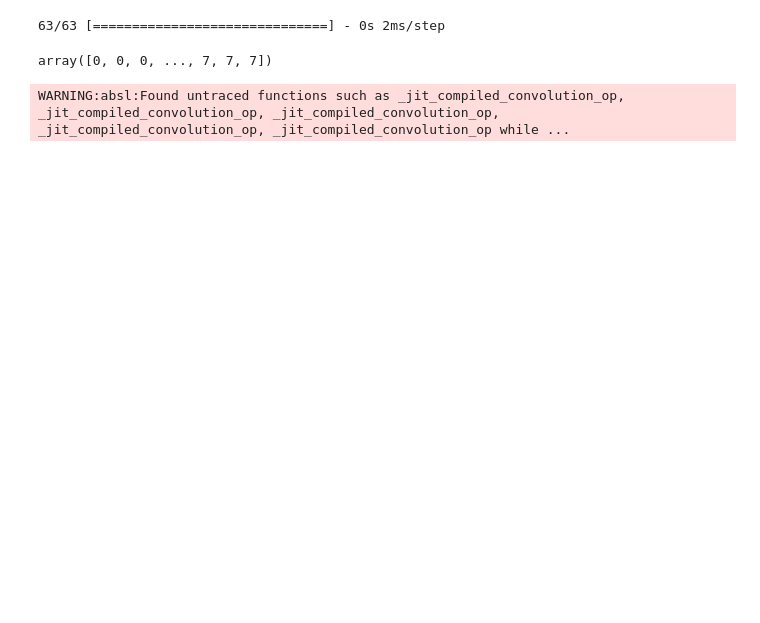
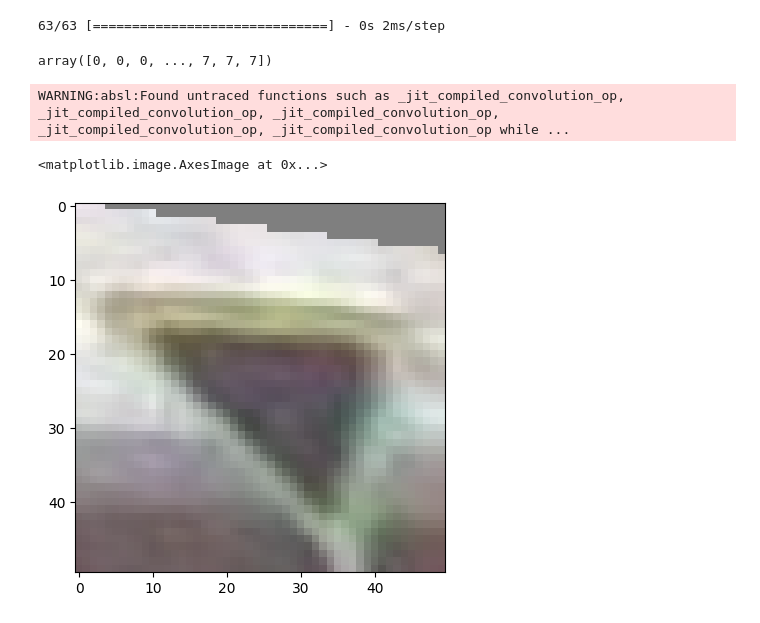
Before and after one commit to D1ffic00lt/computer-vision, a Jupyter notebook: task3/tf_model.ipynb, the cells around one changed output. Drawn from its saved outputs; the diff is of its cells as text; code cells hidden in the pictures; blank space fills up the shorter version.

```diff
--- a/task3/tf_model.ipynb
+++ b/task3/tf_model.ipynb
@@ -60,6 +63,6 @@ images = []
 labels = []
 # %%
 for i in tqdm(data.values):
-  images.append(cv2.imread("drive/MyDrive/" + i[0]))
+  # images.append(cv2.imread("drive/MyDrive/" + i[0]))
   labels.append(i[1])
 # %%
@@ -367,2 +390,7 @@ model.save("model")
 # %% [output]
 WARNING:absl:Found untraced functions such as _jit_compiled_convolution_op, _jit_compiled_convolution_op, _jit_compiled_convolution_op, _jit_compiled_convolution_op, _jit_compiled_convolution_op while ...
+# %%
+plt.imshow(train_images[2000])
+# %% [output]
+<matplotlib.image.AxesImage at 0x...>
+[figure, added]
```
Also changed, not shown: parts of 11 cells of this notebook, 2 other files.
